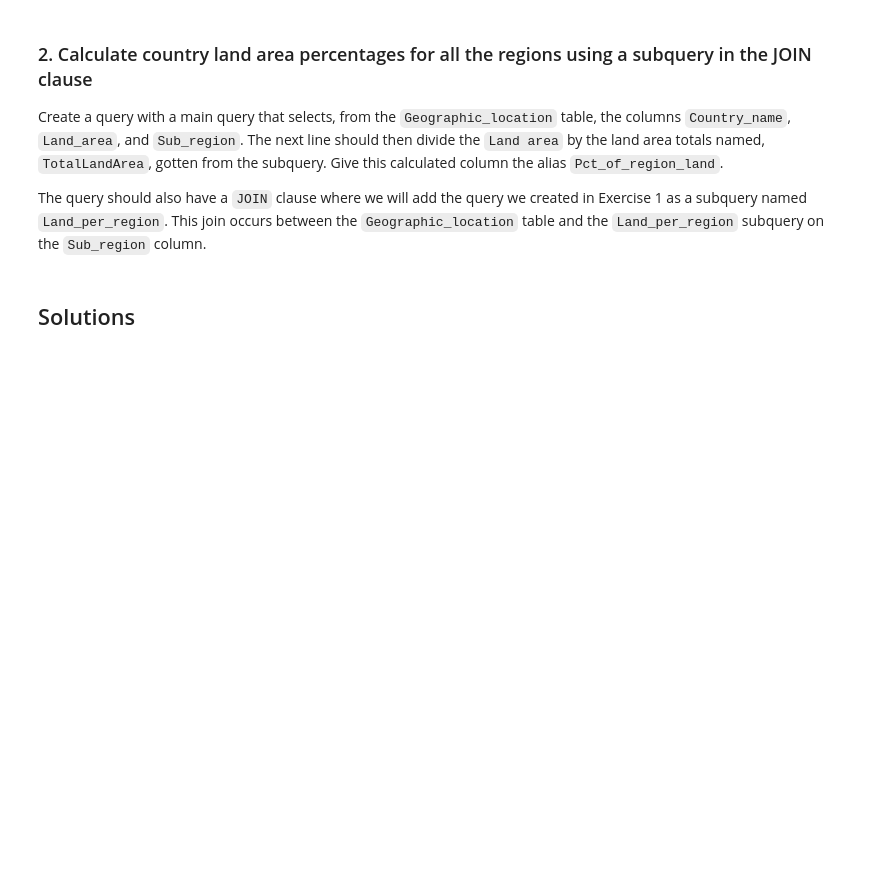
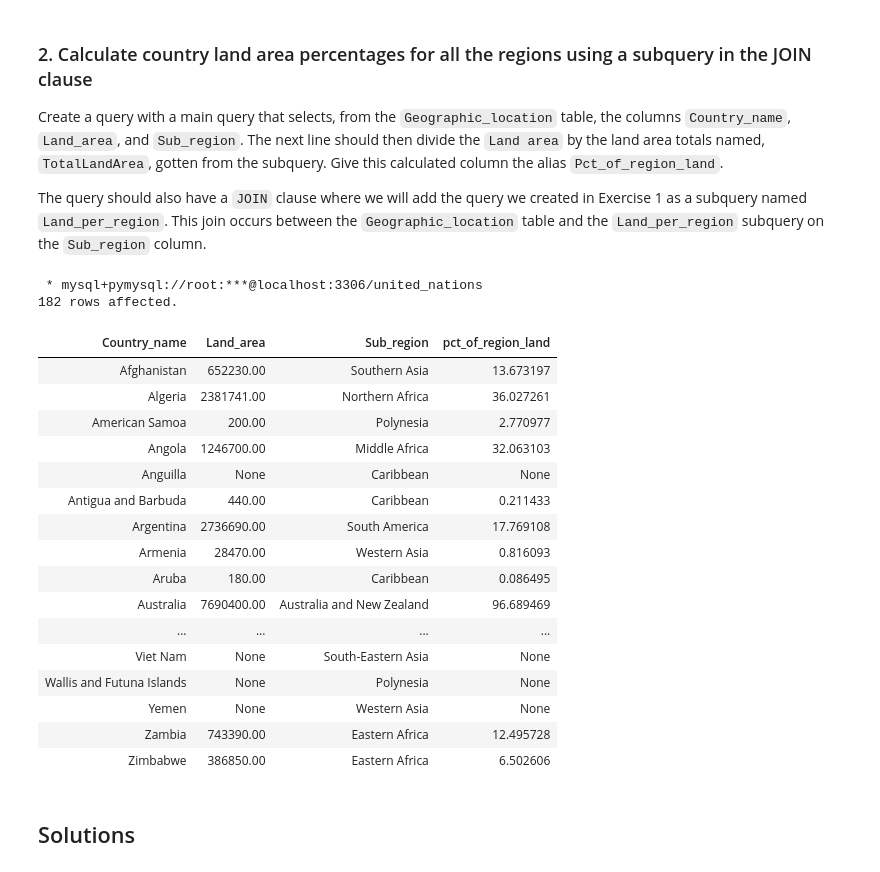
Before and after one commit to RealElvince/Access-to-basic-water-services, a Jupyter notebook: notebooks/Subqueries in JOIN [Notebook].ipynb, the cells around one changed output. Drawn from its saved outputs; the diff is of its cells as text; code cells hidden in the pictures; blank space fills up the shorter version.

Commit message:
join all tables

```diff
--- a/notebooks/Subqueries in JOIN [Notebook].ipynb
+++ b/notebooks/Subqueries in JOIN [Notebook].ipynb
@@ -91,7 +91,46 @@ Create a query with a main query that selects, from the `Geographic_location` ta
 The query should also have a `JOIN` clause where we will add the query we created in Exercise 1 as a subquery named `Land_per_region`. This join occurs between the `Geographic_location` table and the `Land_per_region` subquery on the `Sub_region` column.
 # %%
 %%sql
-# Add your code here
+SELECT
+	g.Country_name,
+    g.Land_area,
+    g.Sub_region,
+    (g.Land_area/land_area_region.TotalLandArea)*100 AS pct_of_region_land
+
+FROM
+	geographic_location g
+JOIN
+	(
+     SELECT
+		Sub_region,
+		SUM(Land_area) AS TotalLandArea
+	FROM
+		geographic_location
+	GROUP BY
+		Sub_region
+    ) AS land_area_region
+ON
+	g.Sub_region = land_area_region.Sub_region;
+# %% [output]
+ * mysql+pymysql://root:***@localhost:3306/united_nations
+182 rows affected.
+| Country_name | Land_area | Sub_region | pct_of_region_land |
+| Afghanistan | 652230.00 | Southern Asia | 13.673197 |
+| Algeria | 2381741.00 | Northern Africa | 36.027261 |
+| American Samoa | 200.00 | Polynesia | 2.770977 |
+| Angola | 1246700.00 | Middle Africa | 32.063103 |
+| Anguilla | None | Caribbean | None |
+| Antigua and Barbuda | 440.00 | Caribbean | 0.211433 |
+| Argentina | 2736690.00 | South America | 17.769108 |
+| Armenia | 28470.00 | Western Asia | 0.816093 |
+| Aruba | 180.00 | Caribbean | 0.086495 |
+| Australia | 7690400.00 | Australia and New Zealand | 96.689469 |
+| ... | ... | ... | ... |
+| Viet Nam | None | South-Eastern Asia | None |
+| Wallis and Futuna Islands | None | Polynesia | None |
+| Yemen | None | Western Asia | None |
+| Zambia | 743390.00 | Eastern Africa | 12.495728 |
+| Zimbabwe | 386850.00 | Eastern Africa | 6.502606 |
 # %% [markdown]
 ## Solutions
 # %% [markdown]
```
